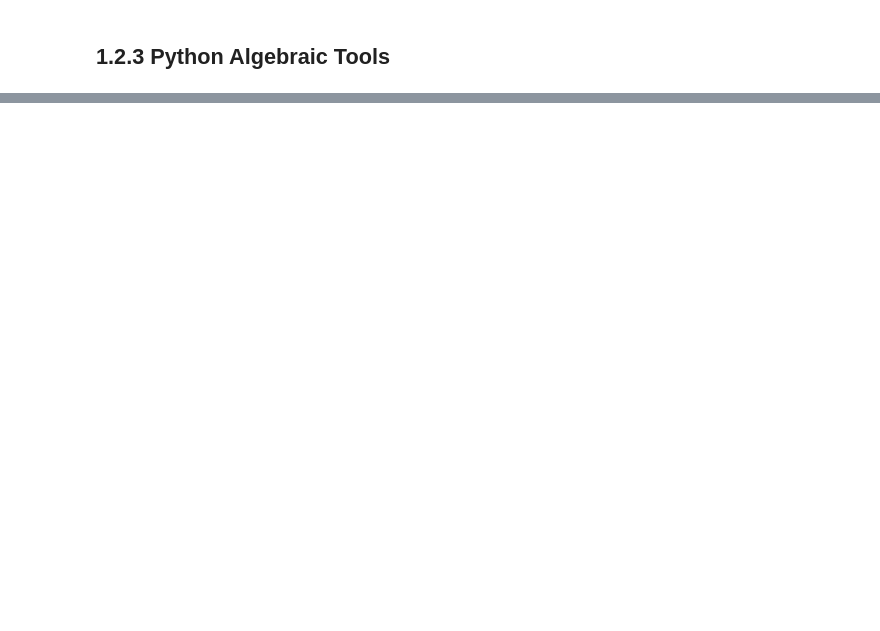
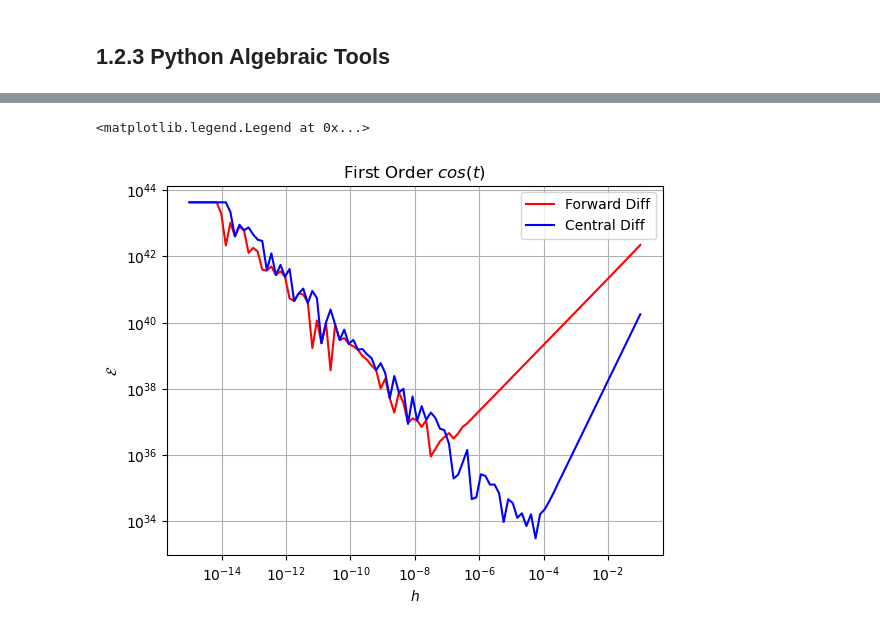
Before and after one commit to ah92zub/Computational-Physics-Python, a Jupyter notebook: Chapter 1 Computational Basics Python/Chapter 1.ipynb, the cells around one changed output, grey strips where cells are left out. Drawn from its saved outputs; the diff is of its cells as text; code cells hidden in the pictures; blank space fills up the shorter version.

```diff
--- a/Chapter 1 Computational Basics Python/Chapter 1.ipynb
+++ b/Chapter 1 Computational Basics Python/Chapter 1.ipynb
@@ -101,0 +336,36 @@ print('RHS - LHS = \n', RHS - LHS)
+# %%
+# Forward and Central Difference error analysis of e^t
+func = np.exp
+dfunc = np.exp
+#step size
+h = np.logspace(-15,-1,100)
+# independent variable definition
+t = np.arange(1.,101.)
+t = np.insert(t, 0, 0.1)
+# relative error array
+rel_err_fd= np.zeros(h.shape)
+rel_err_cd= np.zeros(h.shape)
+
+for indx,step_size in enumerate(h):
+    # forward difference calculation
+    df_fd = forward_diff(func, t, step_size)
+    # central difference calculation
+    df_cd = central_diff(func, t, step_size)
+    # error calculation
+    err_fd = df_fd - dfunc(t)
+    rel_err_fd[indx] = la.norm(err_fd, 1)
+    err_cd = df_cd - dfunc(t)
+    rel_err_cd[indx] = la.norm(err_cd, 1)
+
+# Plotting relative error
+p.xscale("log")
+p.yscale("log")
+p.xlabel(r'$h$')
+p.ylabel(r'$\mathcal{E}$')
+p.title(r'First Order $cos(t)$')
+p.grid(True)
+p.plot(h, rel_err_fd, 'r', h, rel_err_cd, 'b')
+p.legend(['Forward Diff', 'Central Diff'])
+# %% [output]
+<matplotlib.legend.Legend at 0x...>
+[figure, added]
```
Also changed, not shown: parts of 37 cells of this notebook.
